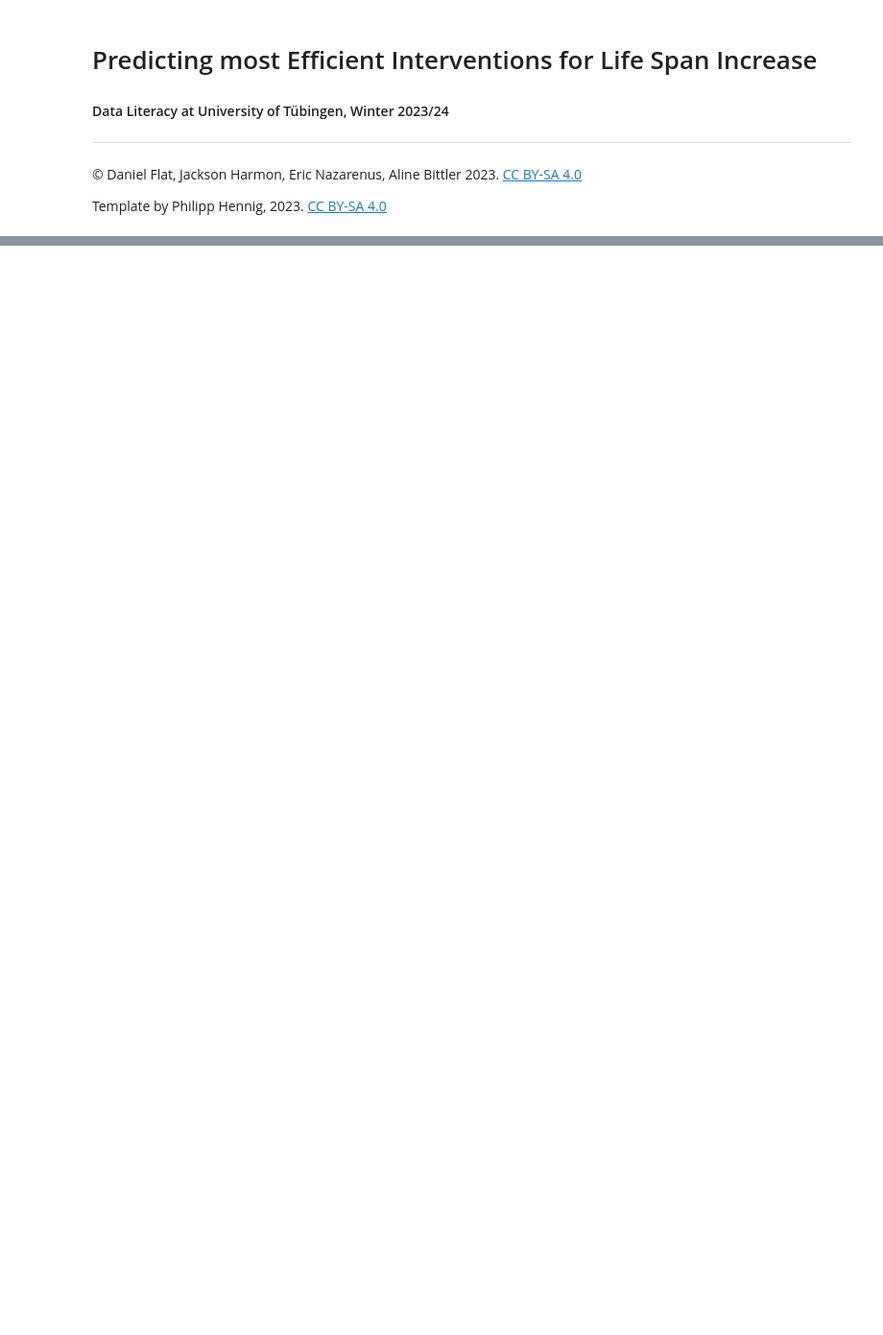
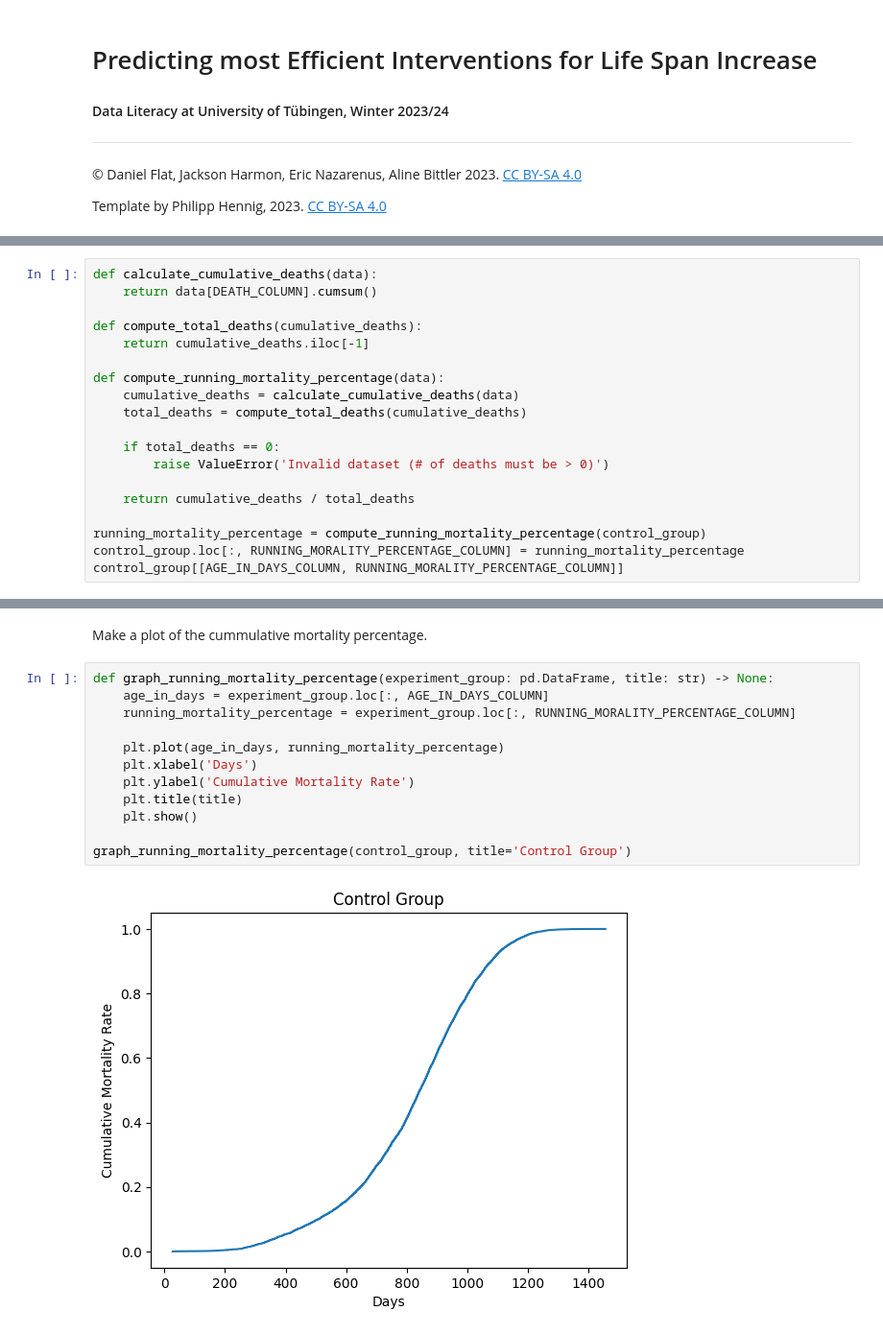
Before and after one commit to shs2017/Data-Literacy, a Jupyter notebook: Lifespans_ITP1.ipynb, the cells around one changed output, grey strips where cells are left out. Shown at 96% size. Saved outputs shown, nothing was run; the diff lists cells and outputs as text; blank space fills up the shorter version.

```diff
--- a/Lifespans_ITP1.ipynb
+++ b/Lifespans_ITP1.ipynb
@@ -36,0 +134,19 @@ csv_input
+# %%
+def calculate_cumulative_deaths(data):
+    return data[DEATH_COLUMN].cumsum()
+
+def compute_total_deaths(cumulative_deaths):
+    return cumulative_deaths.iloc[-1]
+
+def compute_running_mortality_percentage(data):
+    cumulative_deaths = calculate_cumulative_deaths(data)
+    total_deaths = compute_total_deaths(cumulative_deaths)
+
+    if total_deaths == 0:
+        raise ValueError('Invalid dataset (# of deaths must be > 0)')
+
+    return cumulative_deaths / total_deaths
+
+running_mortality_percentage = compute_running_mortality_percentage(control_group)
+control_group.loc[:, RUNNING_MORALITY_PERCENTAGE_COLUMN] = running_mortality_percentage
+control_group[[AGE_IN_DAYS_COLUMN, RUNNING_MORALITY_PERCENTAGE_COLUMN]]
@@ -36,0 +168,16 @@ csv_input
+# %% [markdown]
+Make a plot of the cummulative mortality percentage.
+# %%
+def graph_running_mortality_percentage(experiment_group: pd.DataFrame, title: str) -> None:
+    age_in_days = experiment_group.loc[:, AGE_IN_DAYS_COLUMN]
+    running_mortality_percentage = experiment_group.loc[:, RUNNING_MORALITY_PERCENTAGE_COLUMN]
+
+    plt.plot(age_in_days, running_mortality_percentage)
+    plt.xlabel('Days')
+    plt.ylabel('Cumulative Mortality Rate')
+    plt.title(title)
+    plt.show()
+
+graph_running_mortality_percentage(control_group, title='Control Group')
+# %% [output]
+[figure, added]
```
Also changed, not shown: parts of 10 cells of this notebook.
